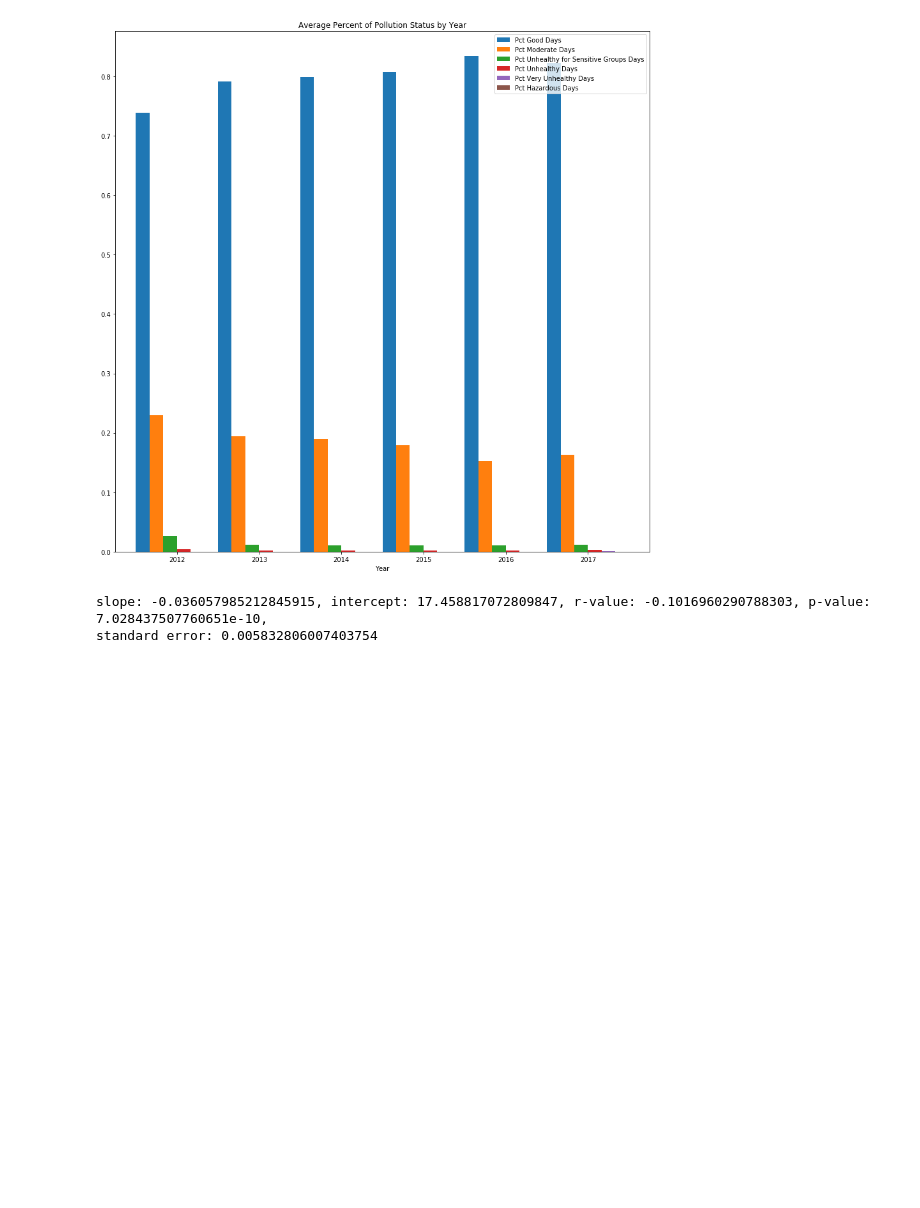
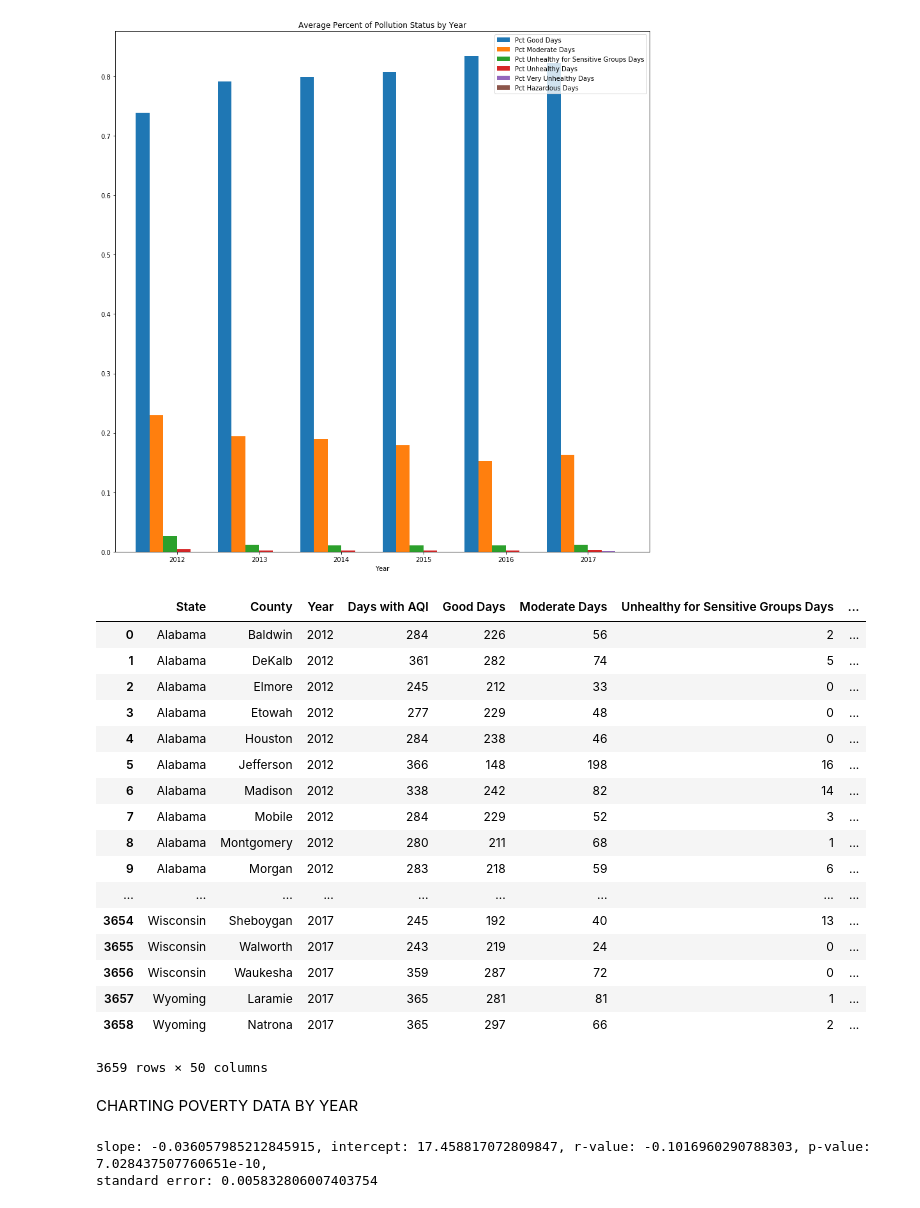
Before and after one commit to dkloepper/project-one, a Jupyter notebook: AnalysisNotebook.ipynb, the cells around one changed output. Saved outputs shown, nothing was run; the diff lists cells and outputs as text; code cells hidden in the pictures; blank space fills up the shorter version.

Commit message:
Added Scott's code

```diff
--- a/AnalysisNotebook.ipynb
+++ b/AnalysisNotebook.ipynb
@@ -111,3 +111,40 @@ epa_data_year_pcts.sort_values(by='Year', ascending=True).plot(kind='bar',stacke
 # %% [output]
 <matplotlib.axes._subplots.AxesSubplot at 0x...>
 [figure]
+# %%
+# Scott's Code
+#import the csv file of combined census and epa data
+full_data = pd.read_csv ("census_and_epa.csv")
+# calculate the percentage of the number of good days per row
+full_data["Percent Good"] = (full_data["Good Days"] / full_data["Days with AQI"]) * 100
+# %%
+#make state code a string and two digits by adding a zero in front of the codes that have only one digit
+full_data['FIPSstate'] = full_data['State Code'].astype(str).str.zfill(2)
+
+#make country code a string and three digits by adding zeroes in front of the codes that have less than three
+full_data["FIPScnty"] = full_data["County Code"].astype(str).str.zfill(3)
+
+#combine new FIPSstate and FIPScnty codes to make the FIPS code to fill in state/county info on a map
+full_data["FIPS"] = full_data["FIPSstate"] + full_data["FIPScnty"]
+
+full_data = full_data.drop(columns=['Unnamed: 0', 'Unnamed: 0.1'])
+full_data
+# %% [output]
+|  | State | County | Year | Days with AQI | Good Days | Moderate Days | Unhealthy for Sensitive Groups Days | ... |
+| 0 | Alabama | Baldwin | 2012 | 284 | 226 | 56 | 2 | ... |
+| 1 | Alabama | DeKalb | 2012 | 361 | 282 | 74 | 5 | ... |
+| 2 | Alabama | Elmore | 2012 | 245 | 212 | 33 | 0 | ... |
+| 3 | Alabama | Etowah | 2012 | 277 | 229 | 48 | 0 | ... |
+| 4 | Alabama | Houston | 2012 | 284 | 238 | 46 | 0 | ... |
+| 5 | Alabama | Jefferson | 2012 | 366 | 148 | 198 | 16 | ... |
+| 6 | Alabama | Madison | 2012 | 338 | 242 | 82 | 14 | ... |
+| 7 | Alabama | Mobile | 2012 | 284 | 229 | 52 | 3 | ... |
+| 8 | Alabama | Montgomery | 2012 | 280 | 211 | 68 | 1 | ... |
+| 9 | Alabama | Morgan | 2012 | 283 | 218 | 59 | 6 | ... |
+| ... | ... | ... | ... | ... | ... | ... | ... | ... |
+| 3654 | Wisconsin | Sheboygan | 2017 | 245 | 192 | 40 | 13 | ... |
+| 3655 | Wisconsin | Walworth | 2017 | 243 | 219 | 24 | 0 | ... |
+| 3656 | Wisconsin | Waukesha | 2017 | 359 | 287 | 72 | 0 | ... |
+| 3657 | Wyoming | Laramie | 2017 | 365 | 281 | 81 | 1 | ... |
+| 3658 | Wyoming | Natrona | 2017 | 365 | 297 | 66 | 2 | ... |
+3659 rows × 50 columns
@@ -113,0 +209,2 @@ epa_data_year_pcts.sort_values(by='Year', ascending=True).plot(kind='bar',stacke
+# %% [markdown]
+CHARTING POVERTY DATA BY YEAR
```
Also changed, not shown: parts of 5 cells of this notebook.
